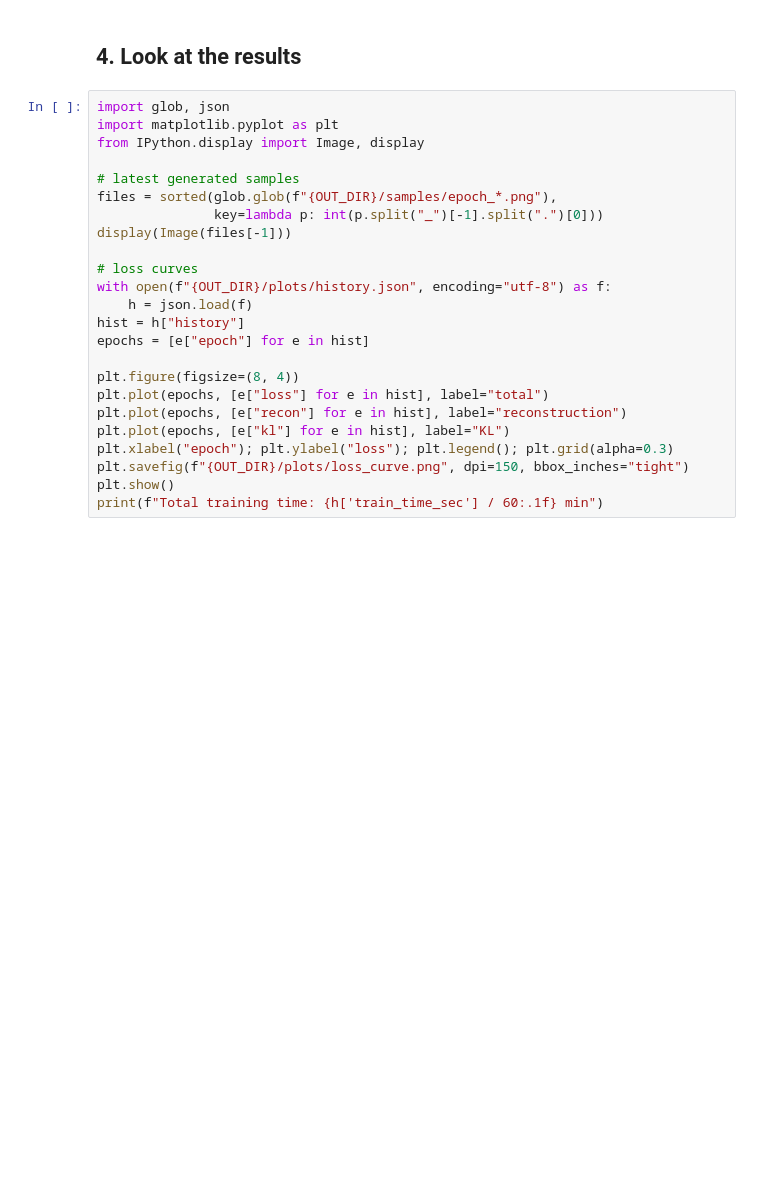
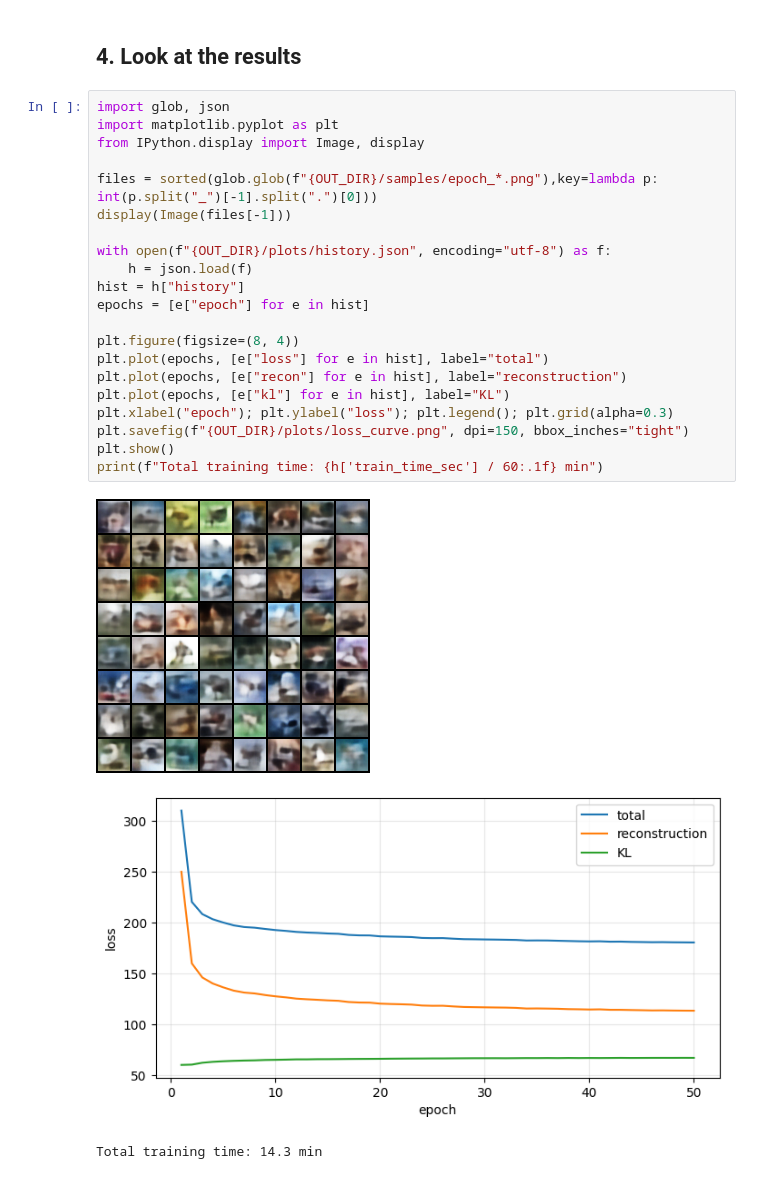
Before and after one commit to Besh00Y/vae-ddpm-from-scratch, a Jupyter notebook: notebooks/run_vae_on_colab.ipynb, the cells around one changed output. Cells and saved outputs as stored; diff of their text form; blank space fills up the shorter version.

```diff
--- a/notebooks/run_vae_on_colab.ipynb
+++ b/notebooks/run_vae_on_colab.ipynb
@@ -45,24 +74,25 @@ train(cfg, resume=True)
 # %%
 import glob, json
 import matplotlib.pyplot as plt
 from IPython.display import Image, display
 
-# latest generated samples
-files = sorted(glob.glob(f"{OUT_DIR}/samples/epoch_*.png"),
-               key=lambda p: int(p.split("_")[-1].split(".")[0]))
+files = sorted(glob.glob(f"{OUT_DIR}/samples/epoch_*.png"),key=lambda p: int(p.split("_")[-1].split(".")[0]))
 display(Image(files[-1]))
 
-# loss curves
 with open(f"{OUT_DIR}/plots/history.json", encoding="utf-8") as f:
     h = json.load(f)
 hist = h["history"]
 epochs = [e["epoch"] for e in hist]
 
 plt.figure(figsize=(8, 4))
 plt.plot(epochs, [e["loss"] for e in hist], label="total")
 plt.plot(epochs, [e["recon"] for e in hist], label="reconstruction")
 plt.plot(epochs, [e["kl"] for e in hist], label="KL")
 plt.xlabel("epoch"); plt.ylabel("loss"); plt.legend(); plt.grid(alpha=0.3)
 plt.savefig(f"{OUT_DIR}/plots/loss_curve.png", dpi=150, bbox_inches="tight")
 plt.show()
 print(f"Total training time: {h['train_time_sec'] / 60:.1f} min")
+# %% [output]
+[figure, added]
+[figure, added]
+Total training time: 14.3 min
```
Also changed, not shown: parts of 10 cells of this notebook.
